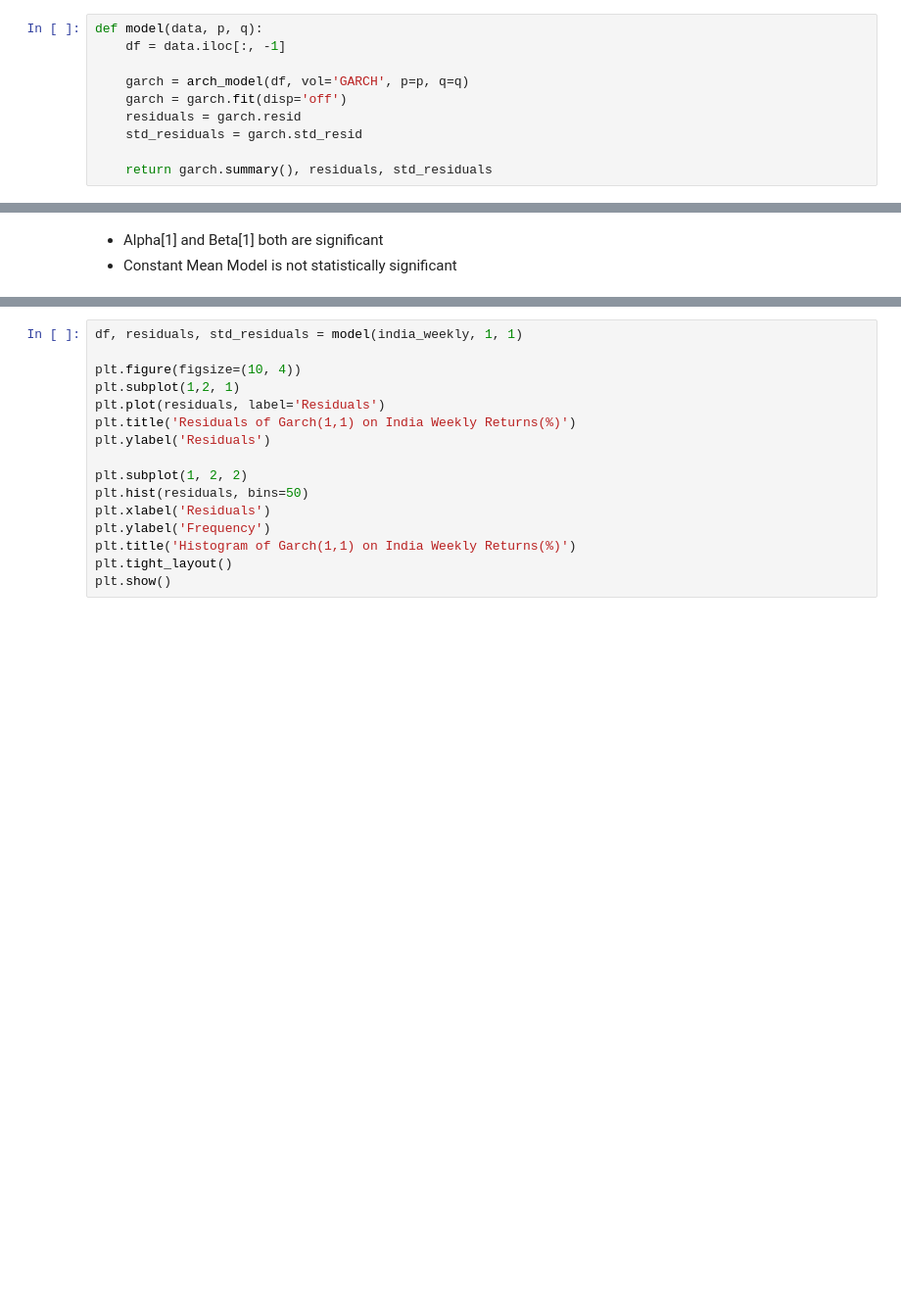
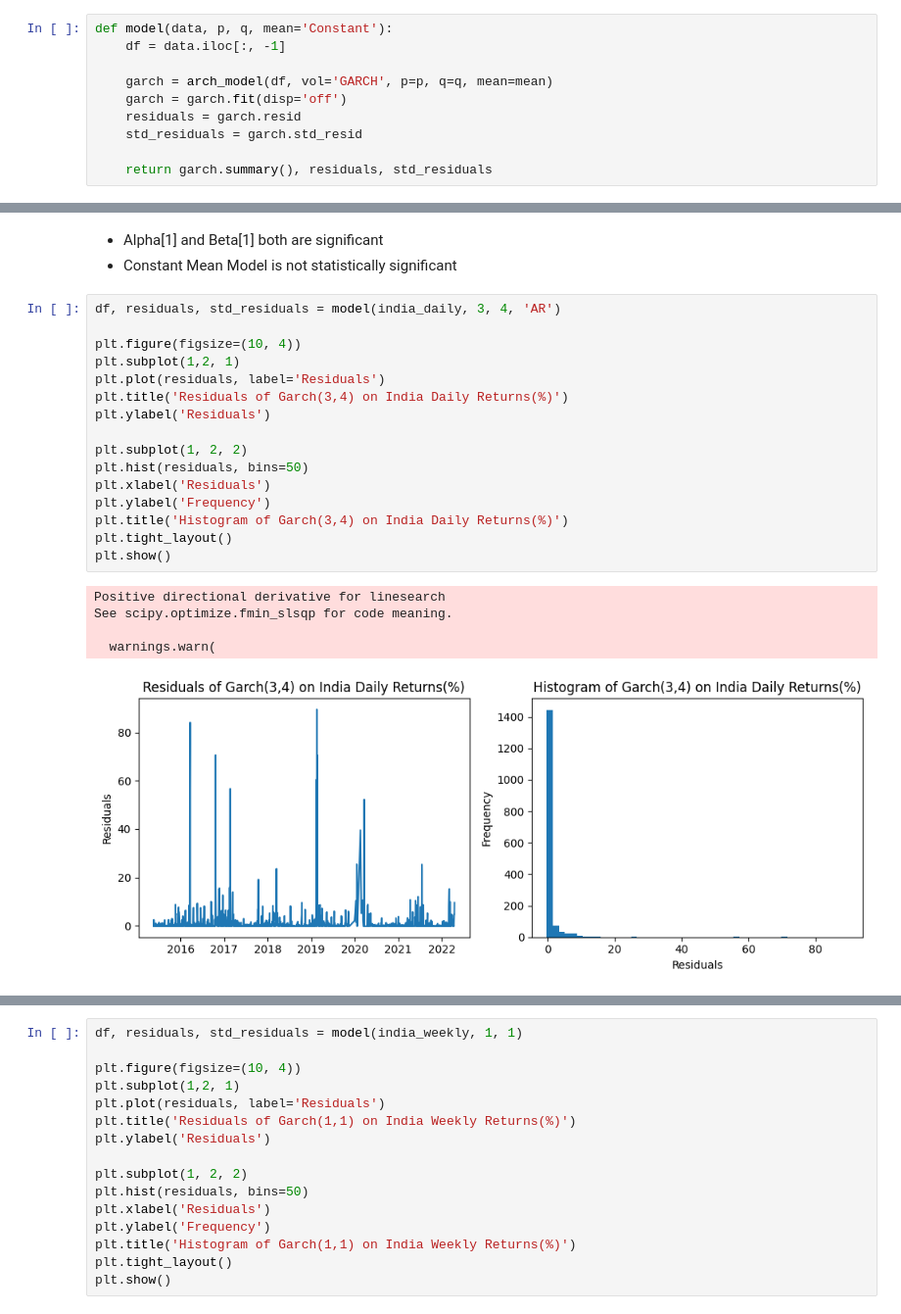
Before and after one commit to yadavayush7028/Volatility_Prediction, a Jupyter notebook: garch.ipynb, the cells around one changed output, grey strips where cells are left out. Shown at 98% size. Cells and saved outputs as stored; diff of their text form; blank space fills up the shorter version.

Commit message:
Garch Updated

```diff
--- a/garch.ipynb
+++ b/garch.ipynb
@@ -41,10 +43,10 @@ us_daily.head()
 | 2000-09-26 | 301.0 | 303.5 | 299.75 | 302.00 | 9180 | 0.83 | 0.6889 |
 | 2000-09-27 | 301.5 | 308.0 | 301.00 | 307.75 | 11145 | 1.90 | 3.6100 |
 # %%
-def model(data, p, q):
+def model(data, p, q, mean='Constant'):
     df = data.iloc[:, -1]
 
-    garch = arch_model(df, vol='GARCH', p=p, q=q)
+    garch = arch_model(df, vol='GARCH', p=p, q=q, mean=mean)
     garch = garch.fit(disp='off')
     residuals = garch.resid
     std_residuals = garch.std_resid
@@ -136,3 +140,25 @@ Covariance estimator: robust
 # %% [markdown]
 - Alpha[1] and Beta[1] both are significant
 - Constant Mean Model is not statistically significant
+# %%
+df, residuals, std_residuals = model(india_daily, 3, 4, 'AR')
+
+plt.figure(figsize=(10, 4))
+plt.subplot(1,2, 1)
+plt.plot(residuals, label='Residuals')
+plt.title('Residuals of Garch(3,4) on India Daily Returns(%)')
+plt.ylabel('Residuals')
+
+plt.subplot(1, 2, 2)
+plt.hist(residuals, bins=50)
+plt.xlabel('Residuals')
+plt.ylabel('Frequency')
+plt.title('Histogram of Garch(3,4) on India Daily Returns(%)')
+plt.tight_layout()
+plt.show()
+# %% [output]
+Positive directional derivative for linesearch
+See scipy.optimize.fmin_slsqp for code meaning.
+
+  warnings.warn(
+[figure, added]
```
Also changed, not shown: parts of 5 cells of this notebook, 3 other files.
